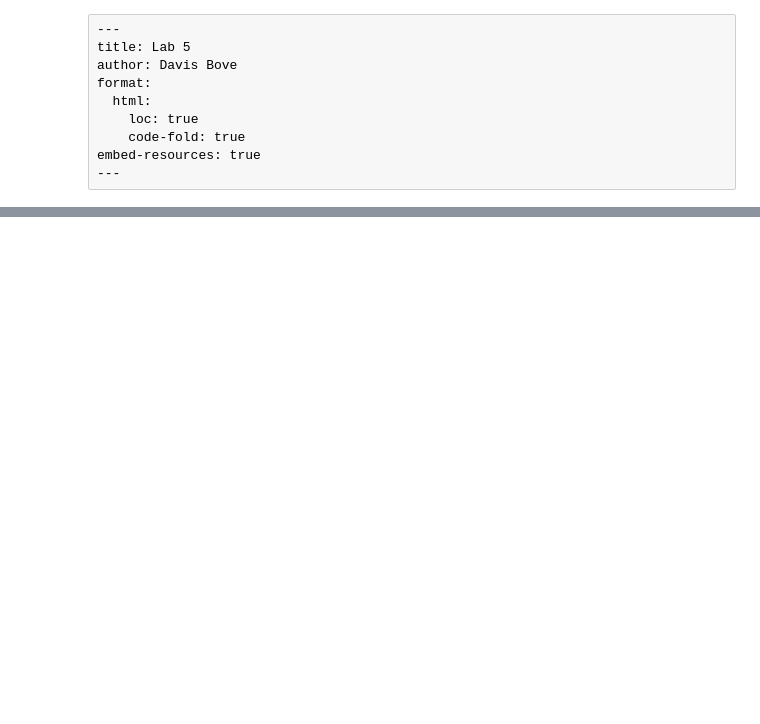
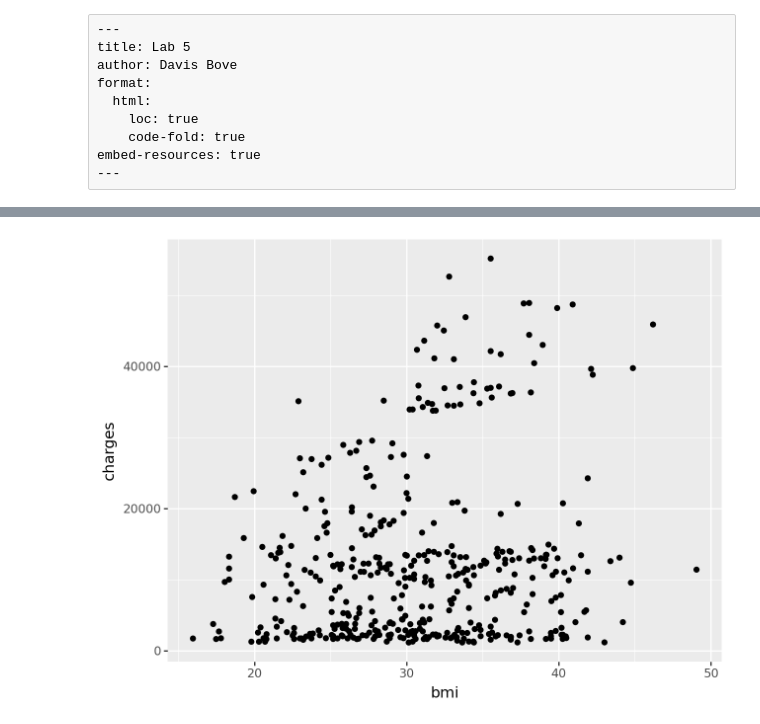
Before and after one commit to davisbove/GSB_544, a Jupyter notebook: Lab_5/lab_5.ipynb, the cells around one changed output, grey strips where cells are left out. Cells and saved outputs as stored; diff of their text form; code cells hidden in the pictures; blank space fills up the shorter version.

```diff
--- a/Lab_5/lab_5.ipynb
+++ b/Lab_5/lab_5.ipynb
@@ -44,0 +52,4 @@ Data["male"]= sex["sex_male"]
+# %%
+(ggplot(Data, aes(x= "bmi", y = "charges")) + geom_point())
+# %% [output]
+[figure, added]
```
Also changed, not shown: parts of 32 cells of this notebook.
